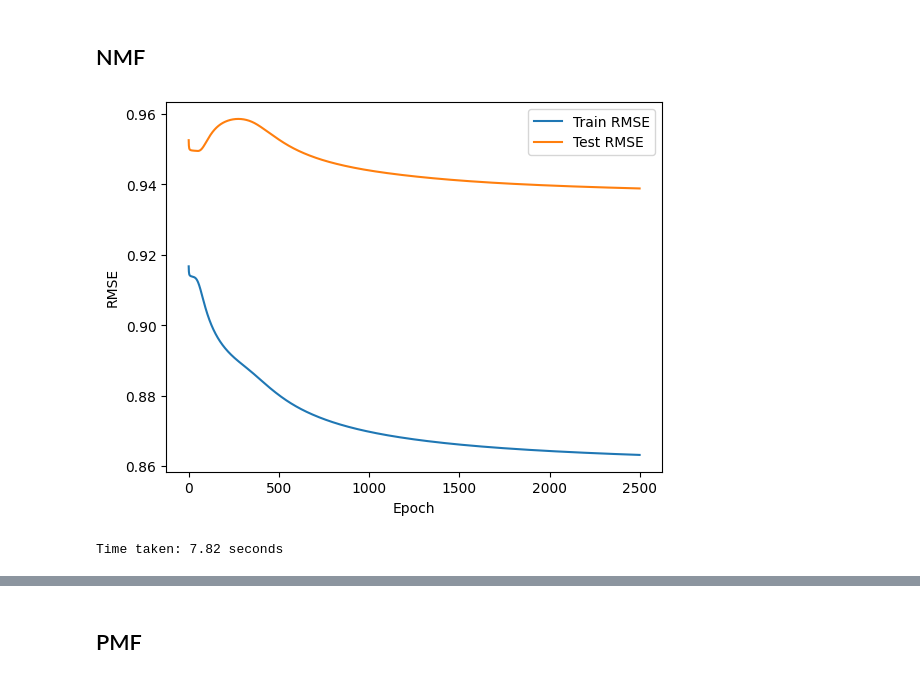
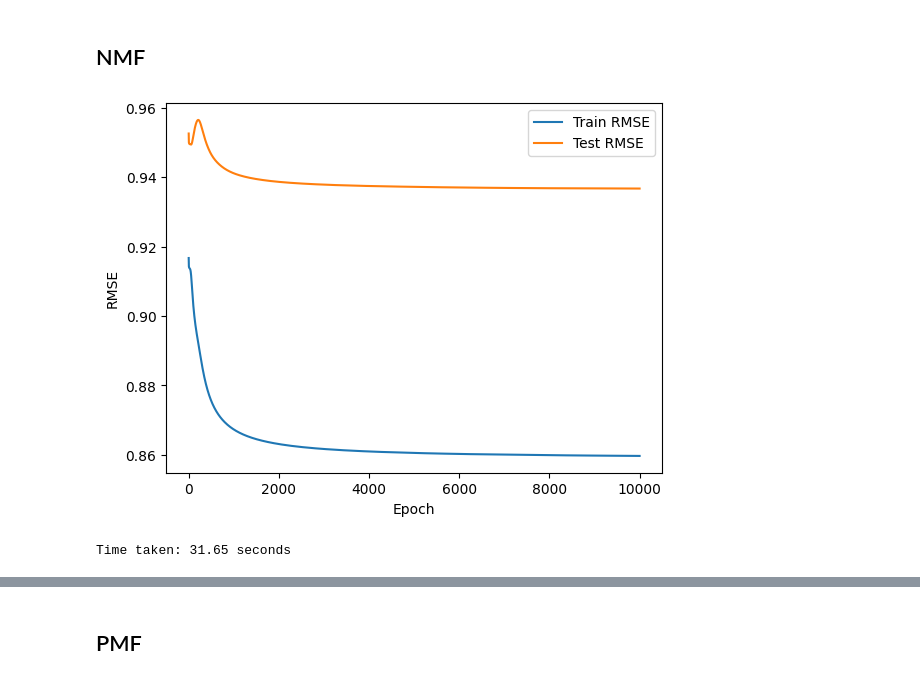
Before and after one commit to minhtuan27/master-thesis, a Jupyter notebook: Experiment/movielens100k.ipynb, the cells around one changed output, grey strips where cells are left out. Saved outputs shown, nothing was run; the diff lists cells and outputs as text; code cells hidden in the pictures.

Commit message:
Experiment with MovieLens100k

```diff
--- a/Experiment/movielens100k.ipynb
+++ b/Experiment/movielens100k.ipynb
@@ -105,10 +85,11 @@ def fit_nmf(num_movies, num_users, num_factors, init_scale, num_epochs, train_sp
     """
     Fits a NMF model to the data and returns the training and testing RMSEs.
     """
-
     # Initialize variables
     nmf_train_RMSE = []
     nmf_test_RMSE = []
+    best_epoch = 0
+    best_pred = None
 
     # Create the model
     nmf = NMF(m = num_movies, n = num_users, num_factors=num_factors, init_scale=init_scale)
@@ -133,24 +114,30 @@ def fit_nmf(num_movies, num_users, num_factors, init_scale, num_epochs, train_sp
         nmf_train_RMSE.append(train_RMSE.result().numpy())
         nmf_test_RMSE.append(test_RMSE.result().numpy())
 
+        if test_RMSE.result().numpy() < nmf_test_RMSE[best_epoch]:
+            best_epoch = epoch
+            best_pred = pred
+
     end_time = time.time()
     time_taken = end_time - start_time
 
-    return nmf_train_RMSE, nmf_test_RMSE, time_taken
+    return nmf_train_RMSE, nmf_test_RMSE, time_taken, best_epoch, best_pred
 # %%
+NUM_EPOCHS = 10000
+
 # Validate the algorithm
-nmf_train_RMSE, nmf_test_RMSE, time_taken = fit_nmf(NUM_MOVIES, NUM_USERS, 2, dataset['Rating'].mean() / 2, 2500, train_sparse_tensor, test_sparse_tensor)
+nmf_train_RMSE, nmf_test_RMSE, time_taken, best_epoch, best_pred = fit_nmf(NUM_MOVIES, NUM_USERS, 2, dataset['Rating'].mean() / 2, NUM_EPOCHS, train_sparse_tensor, test_sparse_tensor)
 
 # Plot the results
 plt.plot(nmf_train_RMSE, label='Train RMSE')
 plt.plot(nmf_test_RMSE, label='Test RMSE')
 plt.xlabel('Epoch')
 plt.ylabel('RMSE')
 plt.legend()
 plt.show()
 
 # Print the time taken
 print(f'Time taken: {time_taken:.2f} seconds')
 # %% [output]
-[figure, old version]
+[figure, new version]
-Time taken: 7.82 seconds
+Time taken: 31.65 seconds
```
Also changed, not shown: parts of 33 cells of this notebook, 20 other files.
